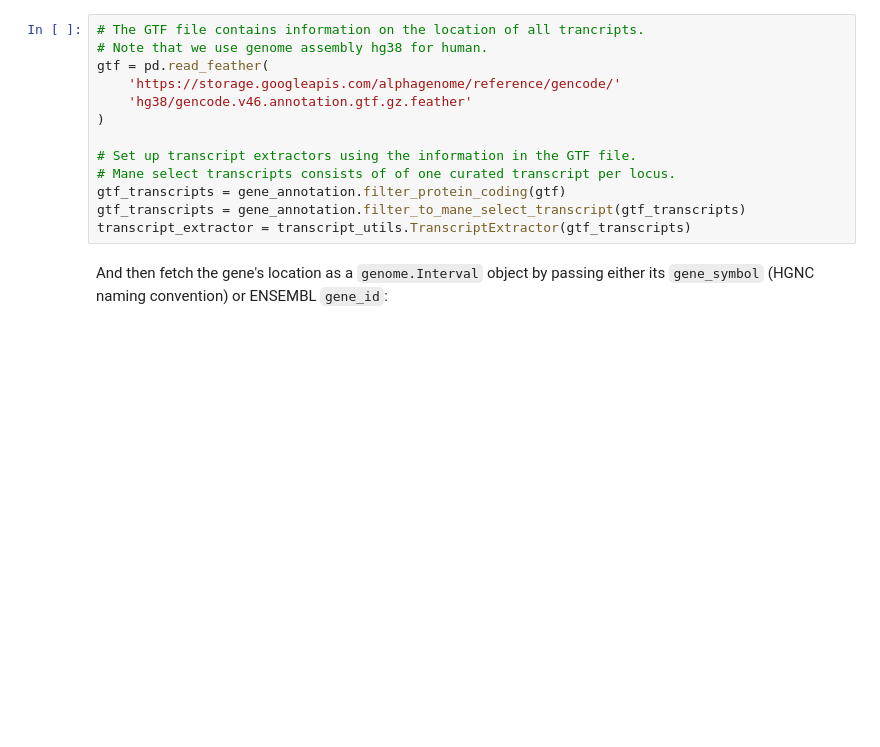
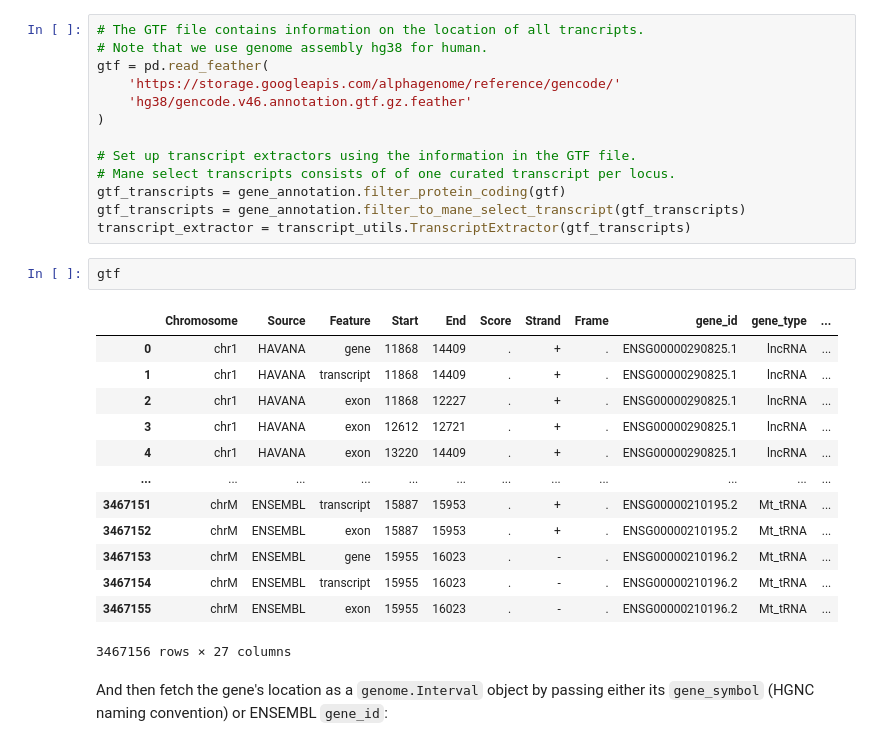
Before and after one commit to AnaghaMKrishna/AlphaGenome, a Jupyter notebook: colabs/quick_start.ipynb, the cells around one changed output. Saved outputs shown, nothing was run; the diff lists cells and outputs as text; blank space fills up the shorter version.

```diff
--- a/colabs/quick_start.ipynb
+++ b/colabs/quick_start.ipynb
@@ -187,6 +193,22 @@ gtf = pd.read_feather(
 gtf_transcripts = gene_annotation.filter_protein_coding(gtf)
 gtf_transcripts = gene_annotation.filter_to_mane_select_transcript(gtf_transcripts)
 transcript_extractor = transcript_utils.TranscriptExtractor(gtf_transcripts)
+# %%
+gtf
+# %% [output]
+|  | Chromosome | Source | Feature | Start | End | Score | Strand | Frame | gene_id | gene_type | ... |
+| 0 | chr1 | HAVANA | gene | 11868 | 14409 | . | + | . | ENSG00000290825.1 | lncRNA | ... |
+| 1 | chr1 | HAVANA | transcript | 11868 | 14409 | . | + | . | ENSG00000290825.1 | lncRNA | ... |
+| 2 | chr1 | HAVANA | exon | 11868 | 12227 | . | + | . | ENSG00000290825.1 | lncRNA | ... |
+| 3 | chr1 | HAVANA | exon | 12612 | 12721 | . | + | . | ENSG00000290825.1 | lncRNA | ... |
+| 4 | chr1 | HAVANA | exon | 13220 | 14409 | . | + | . | ENSG00000290825.1 | lncRNA | ... |
+| ... | ... | ... | ... | ... | ... | ... | ... | ... | ... | ... | ... |
+| 3467151 | chrM | ENSEMBL | transcript | 15887 | 15953 | . | + | . | ENSG00000210195.2 | Mt_tRNA | ... |
+| 3467152 | chrM | ENSEMBL | exon | 15887 | 15953 | . | + | . | ENSG00000210195.2 | Mt_tRNA | ... |
+| 3467153 | chrM | ENSEMBL | gene | 15955 | 16023 | . | - | . | ENSG00000210196.2 | Mt_tRNA | ... |
+| 3467154 | chrM | ENSEMBL | transcript | 15955 | 16023 | . | - | . | ENSG00000210196.2 | Mt_tRNA | ... |
+| 3467155 | chrM | ENSEMBL | exon | 15955 | 16023 | . | - | . | ENSG00000210196.2 | Mt_tRNA | ... |
+3467156 rows × 27 columns
 # %% [markdown]
 And then fetch the gene's location as a `genome.Interval` object by passing
 either its `gene_symbol` (HGNC naming convention) or ENSEMBL `gene_id`:
```
Also changed, not shown: parts of 8 cells of this notebook.
